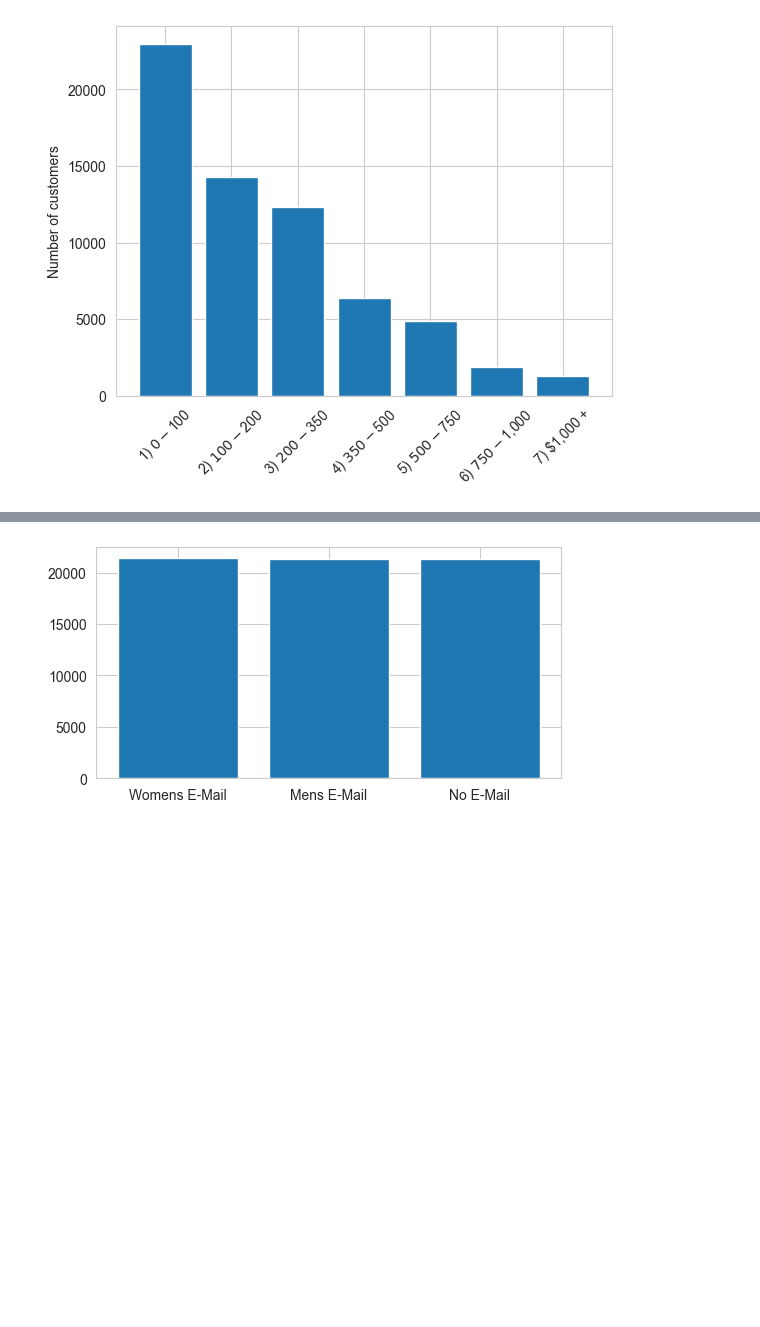
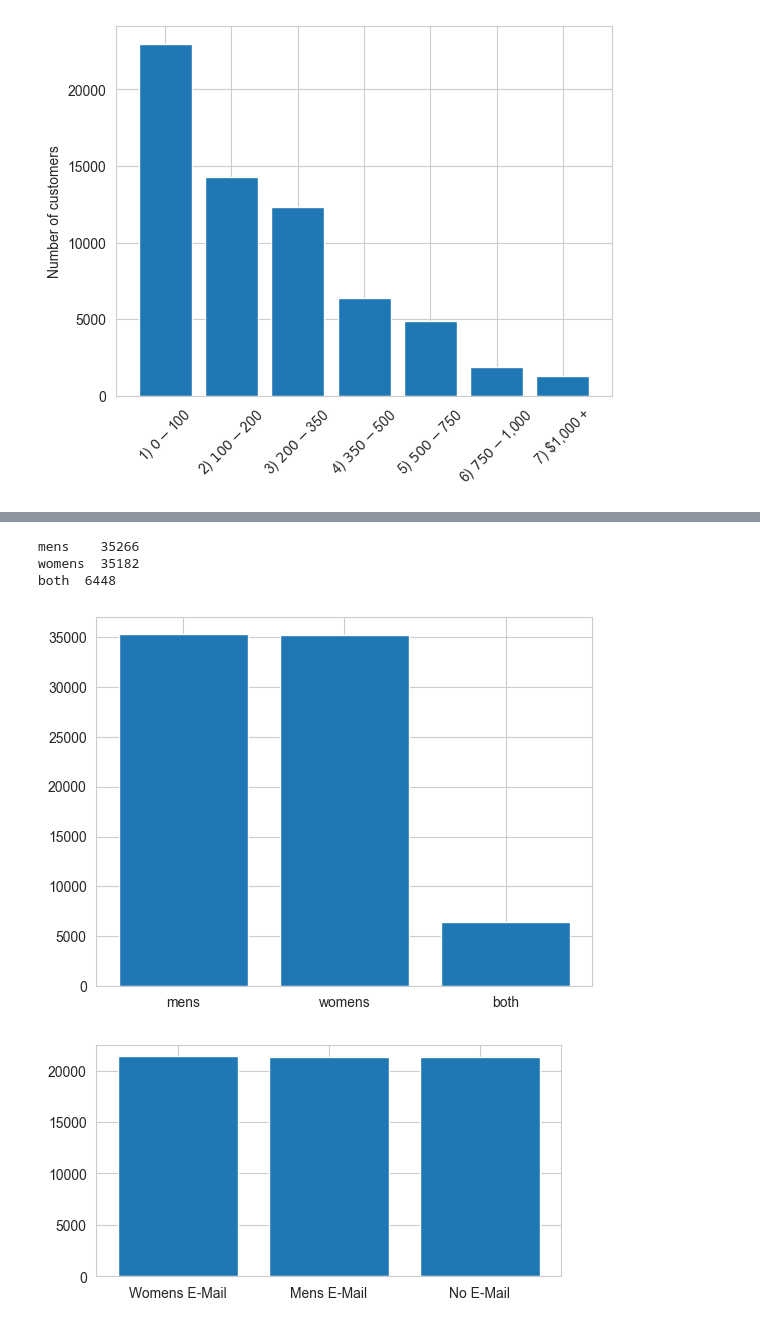
Before and after one commit to Fatemenamdar20/Project02-Customer-Analytics, a Jupyter notebook: Customer-Analytics.ipynb, the cells around one changed output, grey strips where cells are left out. Saved outputs shown, nothing was run; the diff lists cells and outputs as text; code cells hidden in the pictures; blank space fills up the shorter version.

```diff
--- a/Customer-Analytics.ipynb
+++ b/Customer-Analytics.ipynb
@@ -292,3 +297,18 @@ df.head()
+# %%
+mens = (df["mens"] == 1).sum()
+womens = (df["womens"] == 1).sum()
+both = ((df["mens"]== 1) & (df["womens"] == 1)).sum()
+
+cat = ["mens", "womens", "both"]
+counts = [mens, womens, both]
+print(f'mens    {mens}\nwomens  {womens}\nboth  {both}')
+plt.bar(cat, counts)
+plt.show()
+# %% [output]
+mens    35266
+womens  35182
+both  6448
+[figure, added]
 # %%
 plt.figure(figsize=(6,3))
 segment = df["segment"].value_counts()
```
Also changed, not shown: parts of 8 cells of this notebook, 1 other file.
